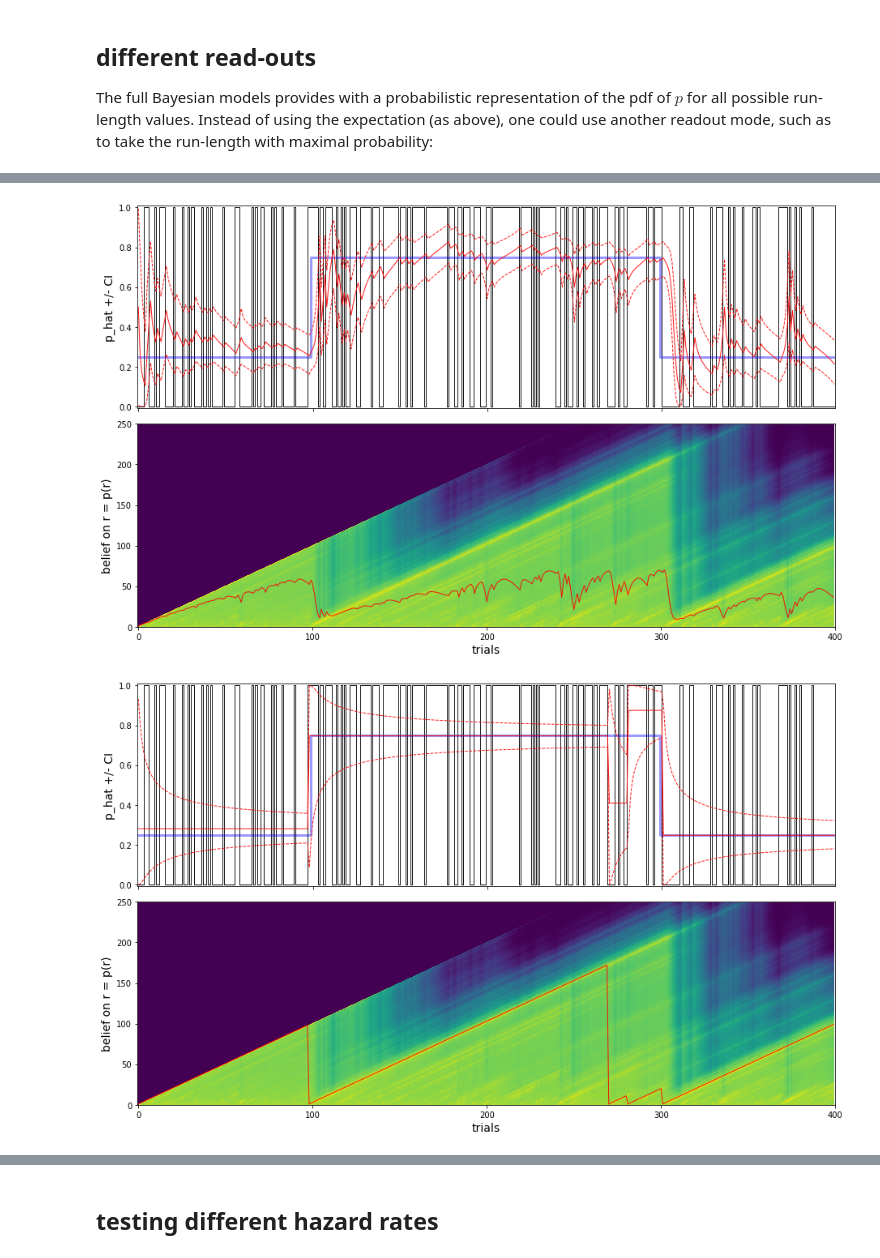
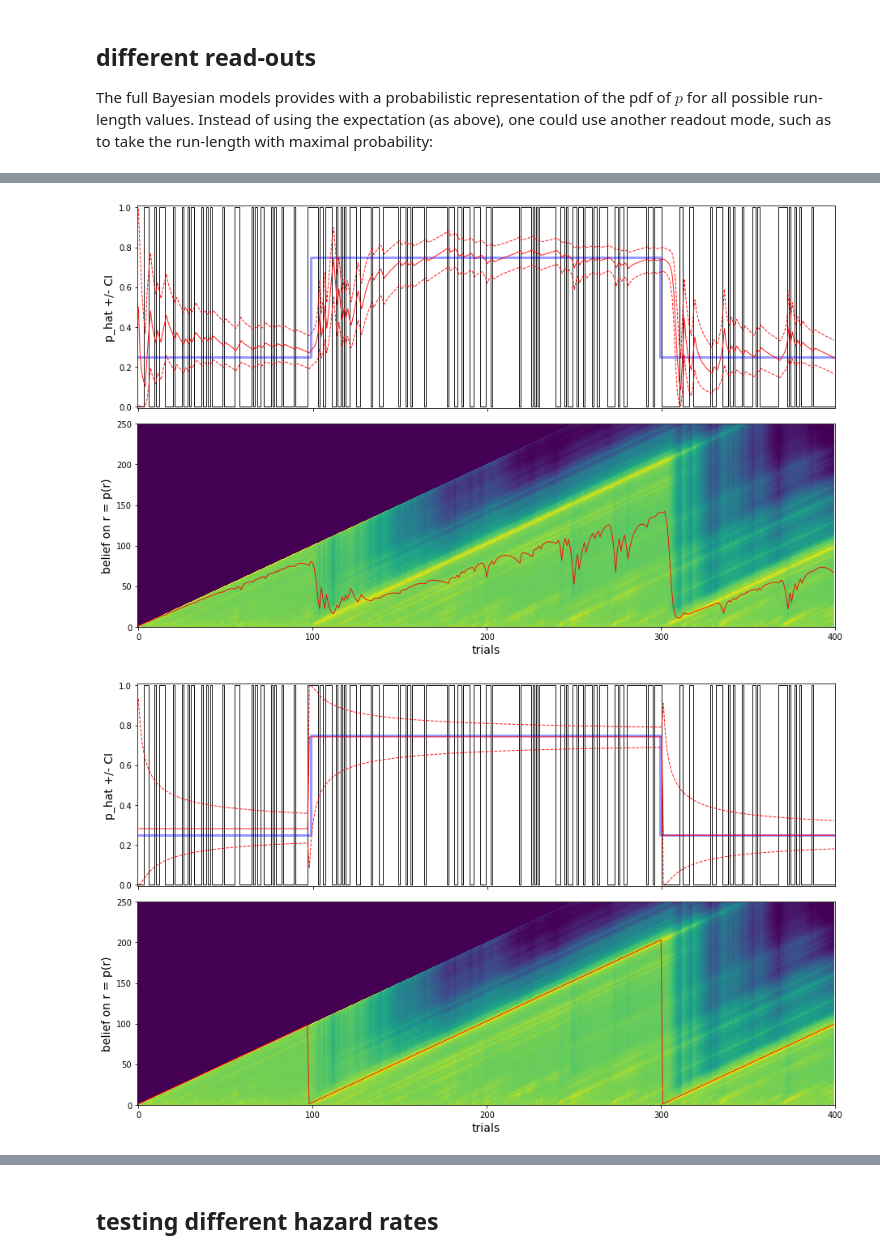
Before and after one commit to laurentperrinet/bayesianchangepoint, a Jupyter notebook: notebooks/A_basics.ipynb, the cells around one changed output, grey strips where cells are left out. Drawn from its saved outputs; the diff is of its cells as text; code cells hidden in the pictures.

```diff
--- a/notebooks/A_basics.ipynb
+++ b/notebooks/A_basics.ipynb
@@ -136,4 +159,5 @@ fig, axs = bcp.plot_inference(o, p_gen, p_bar, r, beliefs, max_run_length=250, m
 The full Bayesian models provides with a probabilistic representation of the pdf of $p$ for all possible run-length values.
 Instead of using the expectation (as above), one could use another readout mode, such as to take the run-length with maximal probability:
 # %%
-p_bar, r, beliefs = bcp.inference(o, h=1/40, p0=.5)
+tau = 100
+p_bar, r_bar, beliefs = bcp.inference(o, h=1/tau, p0=.5)
@@ -148,9 +219,9 @@ fig, axs = bcp.plot_inference(o, p_gen, p_bar, r, beliefs, max_run_length=250, m
 # %%
-fig, axs = bcp.plot_inference(o, p_gen, p_bar, r, beliefs, max_run_length=250, mode='expectation')
+fig, axs = bcp.plot_inference(o, p_gen, p_bar, r_bar, beliefs, max_run_length=250, mode='expectation')
 # %% [output]
-[figure, old version]
+[figure, new version]
 # %%
-fig, axs = bcp.plot_inference(o, p_gen, p_bar, r, beliefs, max_run_length=250, mode='hindsight')
+fig, axs = bcp.plot_inference(o, p_gen, p_bar, r_bar, beliefs, max_run_length=250, mode='hindsight')
 # %% [output]
-[figure, old version]
+[figure, new version]
 # %%
```
Also changed, not shown: parts of 13 cells of this notebook, 2 other files.
